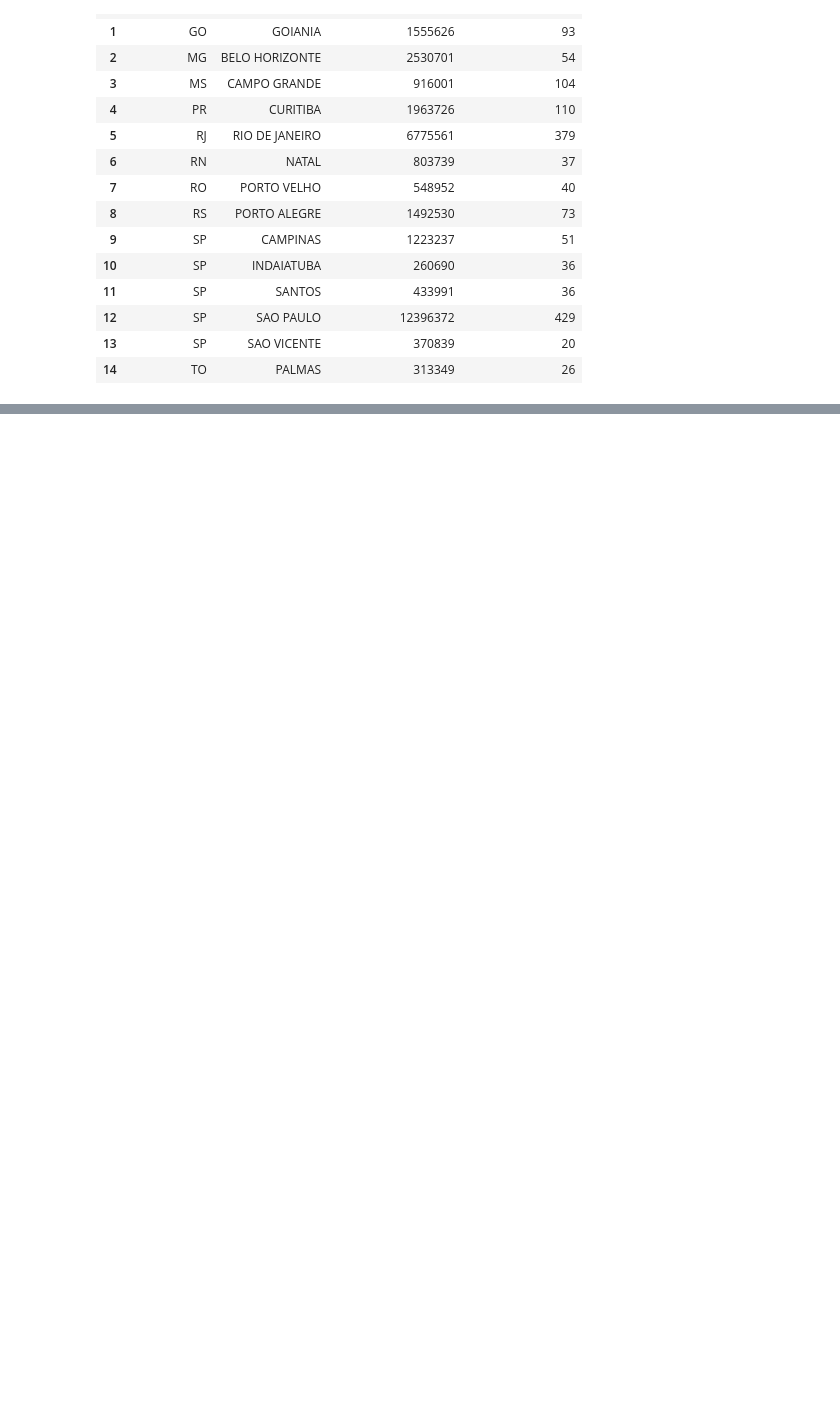
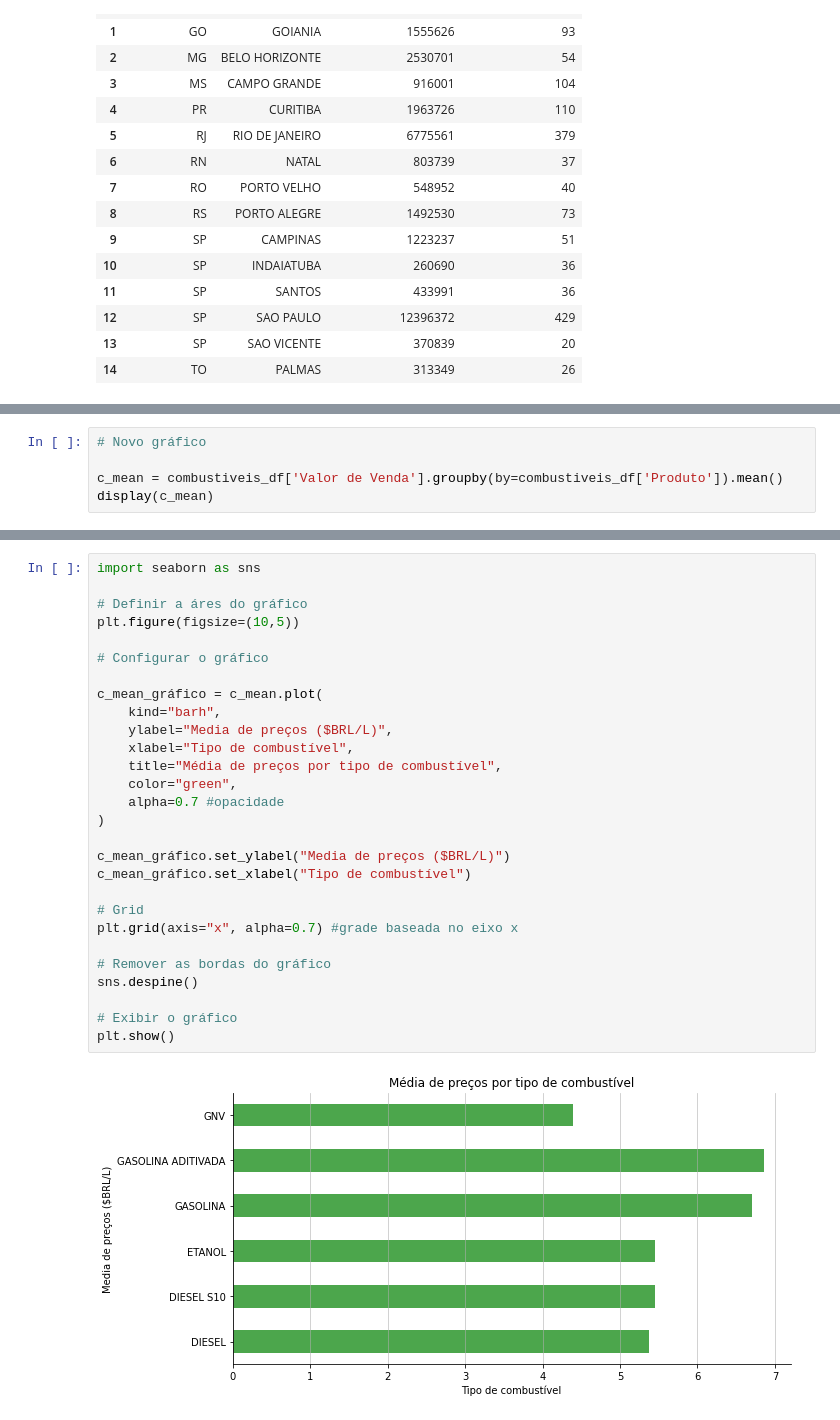
Before and after one commit to L1NEA/PythonPanda2023.01, a Jupyter notebook: Pandas01.ipynb, the cells around one changed output, grey strips where cells are left out. Saved outputs shown, nothing was run; the diff lists cells and outputs as text; blank space fills up the shorter version.

```diff
--- a/Pandas01.ipynb
+++ b/Pandas01.ipynb
@@ -598,0 +626,5 @@ display (postos_por_municipio_df)
+# %%
+# Novo gráfico
+
+c_mean = combustiveis_df['Valor de Venda'].groupby(by=combustiveis_df['Produto']).mean()
+display(c_mean)
@@ -598,0 +640,30 @@ display (postos_por_municipio_df)
+# %%
+import seaborn as sns
+
+# Definir a áres do gráfico
+plt.figure(figsize=(10,5))
+
+# Configurar o gráfico
+
+c_mean_gráfico = c_mean.plot(
+    kind="barh",
+    ylabel="Media de preços ($BRL/L)",
+    xlabel="Tipo de combustível",
+    title="Média de preços por tipo de combustível",
+    color="green",
+    alpha=0.7 #opacidade
+)
+
+c_mean_gráfico.set_ylabel("Media de preços ($BRL/L)")
+c_mean_gráfico.set_xlabel("Tipo de combustível")
+
+# Grid
+plt.grid(axis="x", alpha=0.7) #grade baseada no eixo x
+
+# Remover as bordas do gráfico
+sns.despine()
+
+# Exibir o gráfico
+plt.show()
+# %% [output]
+[figure, added]
```
Also changed, not shown: parts of 6 cells of this notebook.
